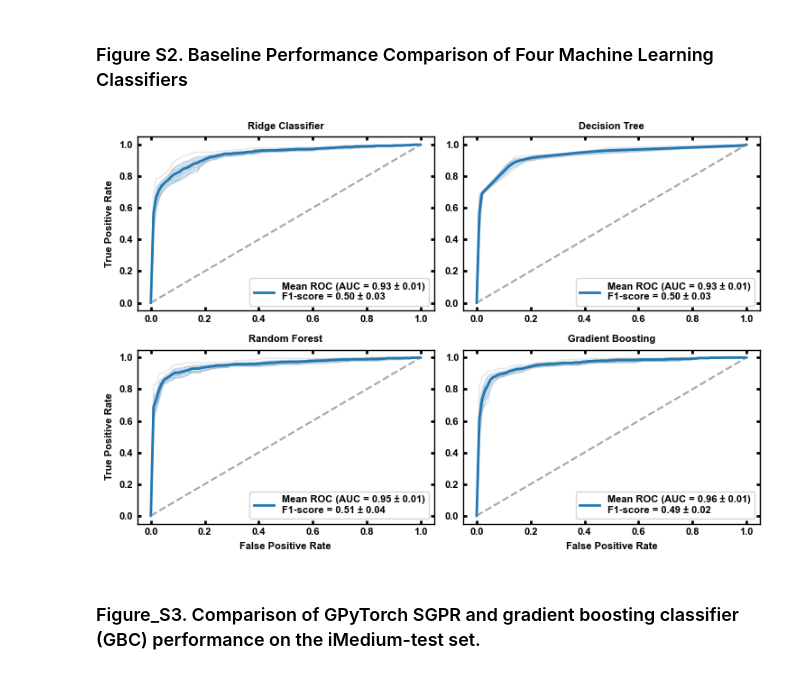
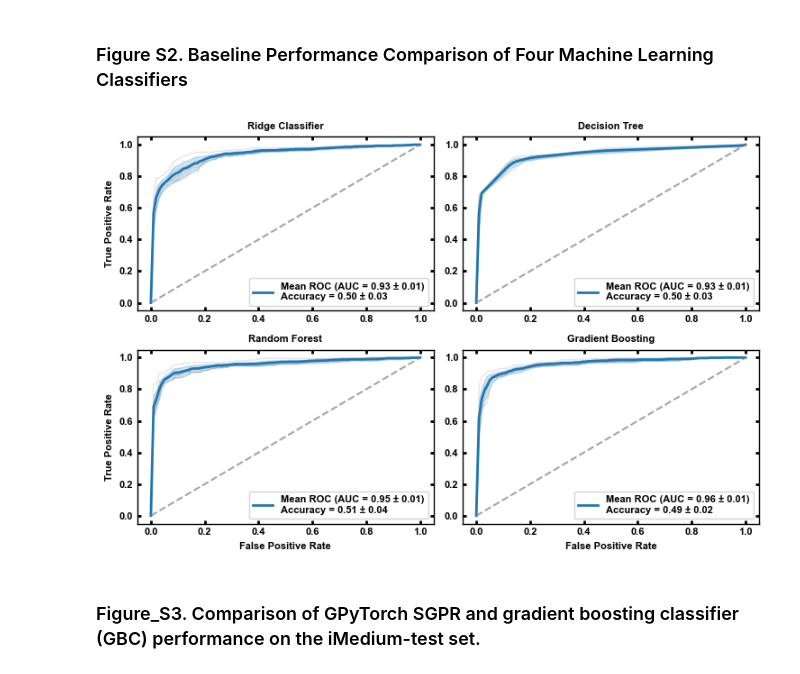
Before and after one commit to nxtloveev3/Time-Series-SCF-Convergence, a Jupyter notebook: sample_notebooks/SI_figures.ipynb, the cells around one changed output. Drawn from its saved outputs; the diff is of its cells as text; code cells hidden in the pictures.

Commit message:
Correct Figure S2 accuracy labels

```diff
--- a/sample_notebooks/SI_figures.ipynb
+++ b/sample_notebooks/SI_figures.ipynb
@@ -220,7 +220,7 @@ model_gb = GradientBoostingClassifier(max_depth=3, random_state=42)
 def get_results(x_data, y_data, model_s):
     tprs = []
     aucs = []
-    f1s = [] # Track F1 for each fold
+    accuracies = [] # Track accuracy for each fold
     mean_fpr = np.linspace(0, 1, 100) # Common grid for interpolation
 
     kf = KFold(n_splits=5, shuffle=True, random_state=42)
@@ -236,7 +236,7 @@ def get_results(x_data, y_data, model_s):
 
         X_test_scaled = min_max_scaler.transform(X_test)
         y_pred = model_s.predict(X_test_scaled)
-        f1s.append(accuracy_score(y_test, y_pred))
+        accuracies.append(accuracy_score(y_test, y_pred))
 
         # Handle Ridge/SVM vs Probabilistic models
         if hasattr(model_s, "predict_proba"):
@@ -253,25 +253,25 @@ def get_results(x_data, y_data, model_s):
 
         aucs.append(auc(fpr, tpr))
 
-    return mean_fpr, tprs, aucs, f1s
+    return mean_fpr, tprs, aucs, accuracies
 # %%
-mean_fpr_rc, tprs_rc, aucs_rc, f1s_rc= get_results(x_data, y_data, model_rc)
-mean_fpr_dt, tprs_dt, aucs_dt, f1s_dt = get_results(x_data, y_data, model_dt)
-mean_fpr_rf, tprs_rf, aucs_rf, f1s_rf = get_results(x_data, y_data, model_rf)
-mean_fpr_gb, tprs_gb, aucs_gb, f1s_gb = get_results(x_data, y_data, model_gb)
+mean_fpr_rc, tprs_rc, aucs_rc, accuracies_rc= get_results(x_data, y_data, model_rc)
+mean_fpr_dt, tprs_dt, aucs_dt, accuracies_dt = get_results(x_data, y_data, model_dt)
+mean_fpr_rf, tprs_rf, aucs_rf, accuracies_rf = get_results(x_data, y_data, model_rf)
+mean_fpr_gb, tprs_gb, aucs_gb, accuracies_gb = get_results(x_data, y_data, model_gb)
 # %%
 _set_global_font()
 
 fig, axes = plt.subplots(2, 2, figsize=(7.5, 5))
 models_data = [
-    (mean_fpr_rc, tprs_rc, aucs_rc, f1s_rc, "Ridge Classifier"),
-    (mean_fpr_dt, tprs_dt, aucs_dt, f1s_dt, "Decision Tree"),
-    (mean_fpr_rf, tprs_rf, aucs_rf, f1s_rf, "Random Forest"),
-    (mean_fpr_gb, tprs_gb, aucs_gb, f1s_gb, "Gradient Boosting")
+    (mean_fpr_rc, tprs_rc, aucs_rc, accuracies_rc, "Ridge Classifier"),
+    (mean_fpr_dt, tprs_dt, aucs_dt, accuracies_dt, "Decision Tree"),
+    (mean_fpr_rf, tprs_rf, aucs_rf, accuracies_rf, "Random Forest"),
+    (mean_fpr_gb, tprs_gb, aucs_gb, accuracies_gb, "Gradient Boosting")
 ]
 
 # 3. Iteratively plot each model on the axes
-for ax, (m_fpr, tprs, aucs, f1s, title) in zip(axes.flatten(), models_data):
+for ax, (m_fpr, tprs, aucs, accuracies, title) in zip(axes.flatten(), models_data):
     # Plot individual folds in gray
     for tpr in tprs:
         ax.plot(m_fpr, tpr, color='gray', lw=1, alpha=0.2)
@@ -282,36 +282,36 @@ for ax, (m_fpr, tprs, aucs, f1s, title) in zip(axes.flatten(), models_data):
     mean_auc = auc(m_fpr, mean_tpr)
     std_auc = np.std(aucs)
     std_tpr = np.std(tprs, axis=0)
 
-    mean_f1, std_f1 = np.mean(f1s), np.std(f1s)
+    mean_accuracy, std_accuracy = np.mean(accuracies), np.std(accuracies)
 
     # Plot Mean ROC in Blue
     ax.plot(m_fpr, mean_tpr, color='tab:blue', lw=2,
             label=f'Mean ROC (AUC = {mean_auc:.2f} ± {std_auc:.2f})\n'
-                  f'F1-score = {mean_f1:.2f} ± {std_f1:.2f}')
+                  f'Accuracy = {mean_accuracy:.2f} ± {std_accuracy:.2f}')
 
     # Shaded Variance Area
     tprs_upper = np.minimum(mean_tpr + std_tpr, 1)
     tprs_lower = np.maximum(mean_tpr - std_tpr, 0)
     ax.fill_between(m_fpr, tprs_lower, tprs_upper, color='tab:blue', alpha=0.2)
 
     # Chance line
     ax.plot([0, 1], [0, 1], linestyle='--', color='gray', alpha=0.7)
 
     ax.set_title(title, fontweight='bold')
     ax.legend(loc="lower right")
 
     ax.tick_params(axis='both', direction='in', length=3, width=2)
 
 # Label only outer axes due to sharex/sharey
 for ax in axes[-1, :]: ax.set_xlabel('False Positive Rate')
 for ax in axes[:, 0]: ax.set_ylabel('True Positive Rate')
 
 plt.tight_layout()
 plt.savefig('Figure_S2.pdf', dpi=600, format="pdf", bbox_inches='tight')
 plt.show()
 # %% [output]
-[figure, old version]
+[figure, new version]
 # %% [markdown]
 ### Figure_S3. Comparison of GPyTorch SGPR and gradient boosting classifier (GBC) performance on the iMedium-test set.
 # %%
```
Also changed, not shown: 1 other file.
